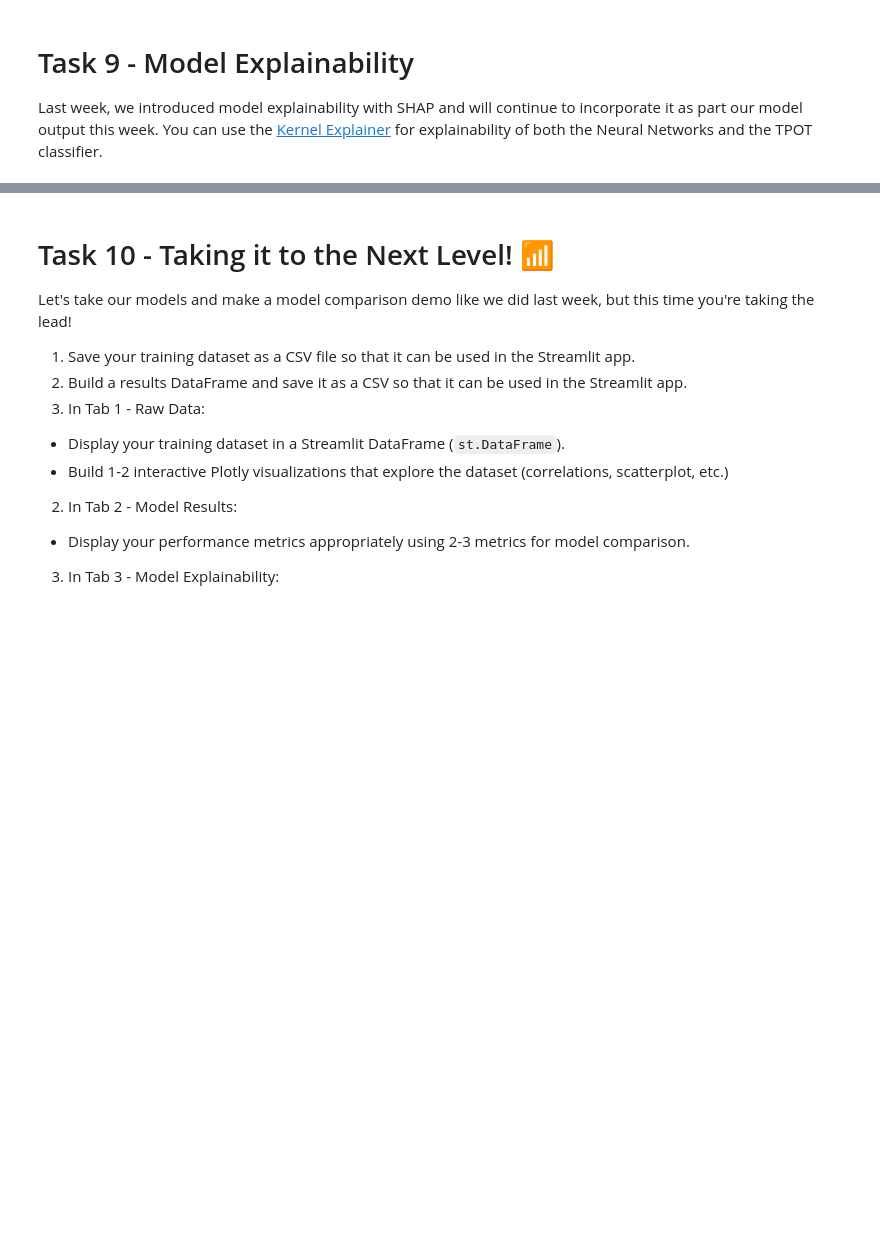
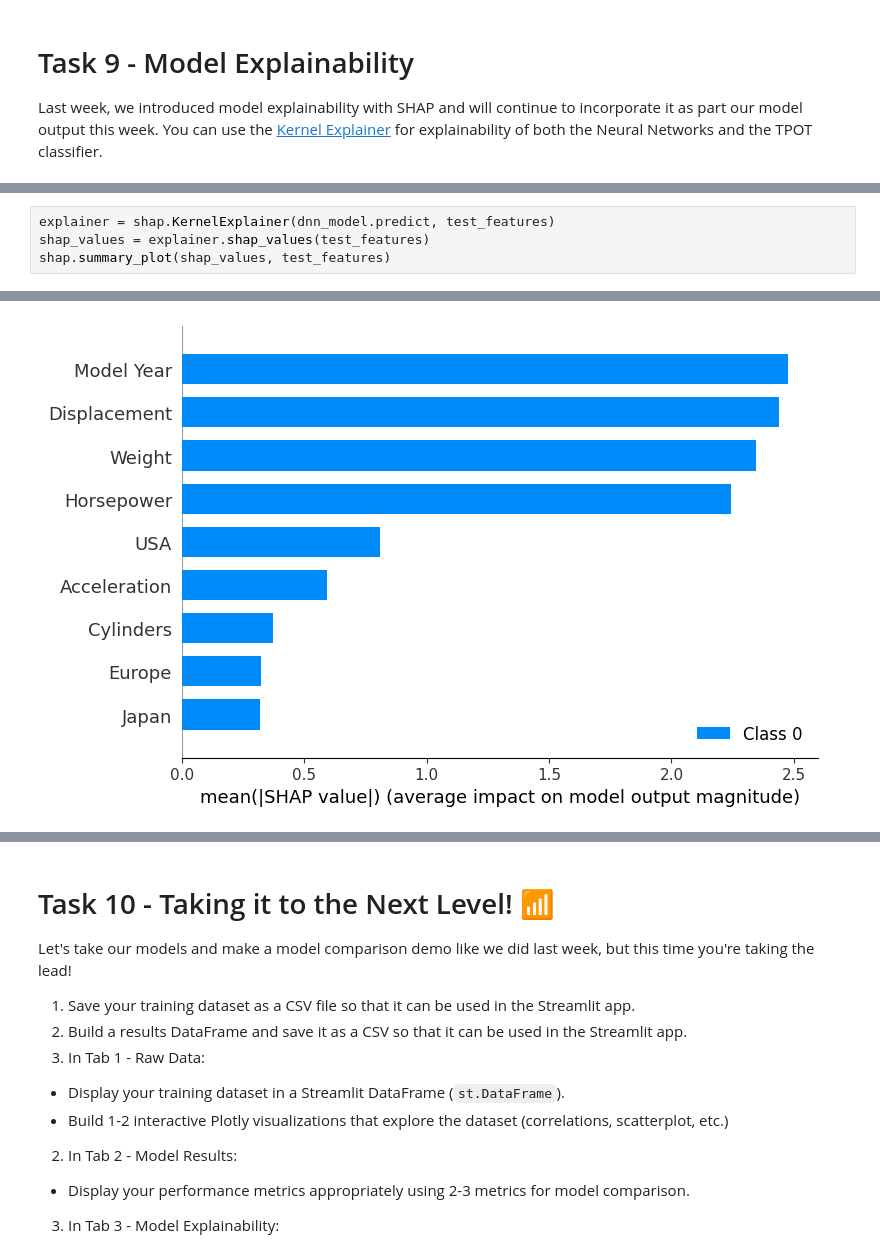
Before and after one commit to annrdyer/ann_repo, a Jupyter notebook: assignments/week-07-intro-dl/nb/fuel_efficiency.ipynb, the cells around one changed output, grey strips where cells are left out. Saved outputs shown, nothing was run; the diff lists cells and outputs as text; blank space fills up the shorter version.

```diff
--- a/assignments/week-07-intro-dl/nb/fuel_efficiency.ipynb
+++ b/assignments/week-07-intro-dl/nb/fuel_efficiency.ipynb
@@ -895,0 +924,5 @@ ValueError: in user code:
+# %%
+explainer = shap.KernelExplainer(dnn_model.predict, test_features)
+shap_values = explainer.shap_values(test_features)
+shap.summary_plot(shap_values, test_features)
+# %% [output]
@@ -895,0 +947 @@ ValueError: in user code:
+[figure, added]
```
Also changed, not shown: parts of 31 cells of this notebook.
